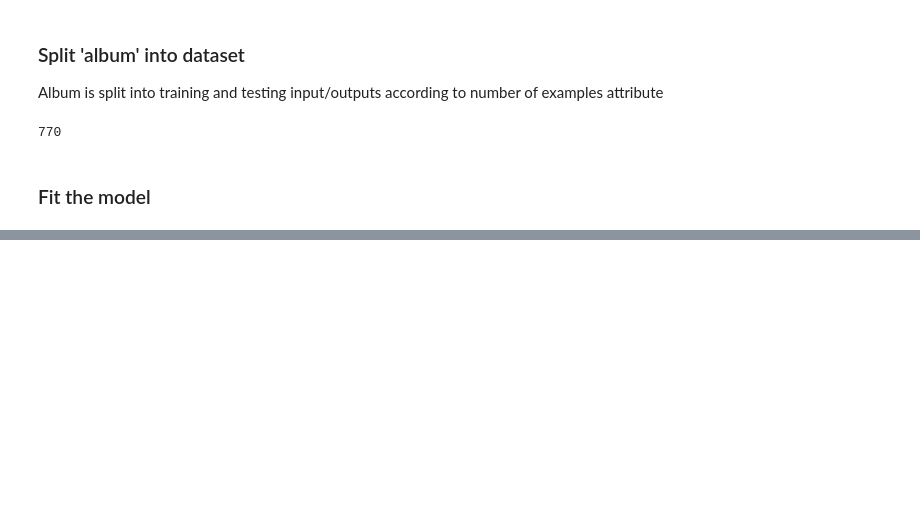
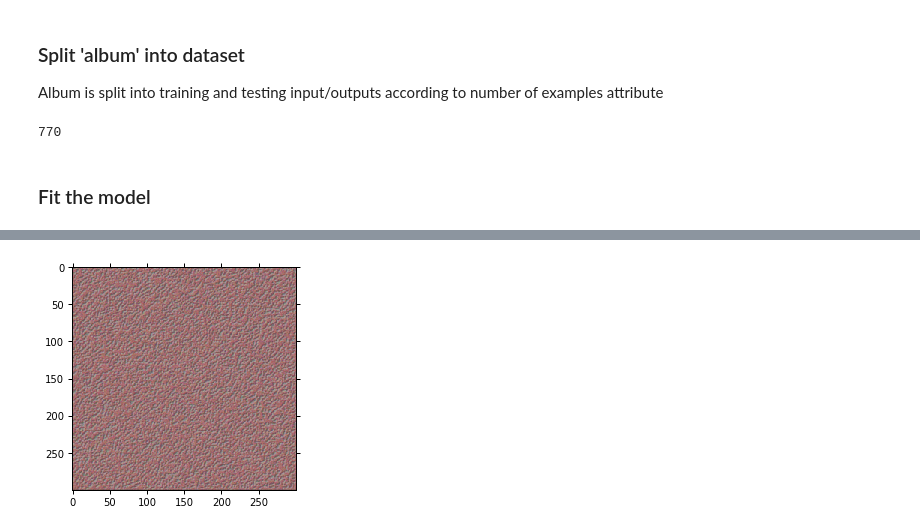
Before and after one commit to aliasvishnu/Keras-VGG16-TransferLearning, a Jupyter notebook: Urban Tribes.ipynb, the cells around one changed output, grey strips where cells are left out. Drawn from its saved outputs; the diff is of its cells as text; code cells hidden in the pictures; blank space fills up the shorter version.

Commit message:
Visualized kernel activations

```diff
--- a/Urban Tribes.ipynb
+++ b/Urban Tribes.ipynb
@@ -157,3 +166,12 @@ val_acc: 0.2273 2 sample
         0.3182 8 sample
         0.4034 16 sample
         0.6636 70 sample
+# %%
+x = [2, 4, 8, 16, 70]
+y = [0.2273, 0.25, 0.3182, 0.4034, 0.6636]
+
+plt.plot(x, y)
+plt.title('Accuracy vs #samples')
+plt.xlabel('Number of samples')
+plt.ylabel('Accuracy')
+plt.show()
@@ -159,0 +197,32 @@ val_acc: 0.2273 2 sample
+# %%
+# we start from a gray image with some noise
+input_img_data = np.random.random((1, 3, 300, 300)) * 20 + 128.
+step = 1
+# run gradient ascent for 20 steps
+for i in range(40):
+    loss_value, grads_value = iterate([input_img_data])
+    input_img_data += grads_value * step
+# %%
+def deprocess_image(x):
+    # normalize tensor: center on 0., ensure std is 0.1
+    x -= x.mean()
+    x /= (x.std() + 1e-5)
+    x *= 0.1
+
+    # clip to [0, 1]
+    x += 0.5
+    x = np.clip(x, 0, 1)
+
+    # convert to RGB array
+    x *= 255
+    x = x.transpose((1, 2, 0))
+    x = np.clip(x, 0, 255).astype('uint8')
+    return x
+
+img = input_img_data[0]
+img = deprocess_image(img)
+# imshow('%s_filter_%d.png' % (layer_name, filter_index), img)
+plt.imshow(img, cmap = plt.cm.gray)
+plt.show()
+# %% [output]
+[figure, added]
```
Also changed, not shown: parts of 4 cells of this notebook, 3 other files.
